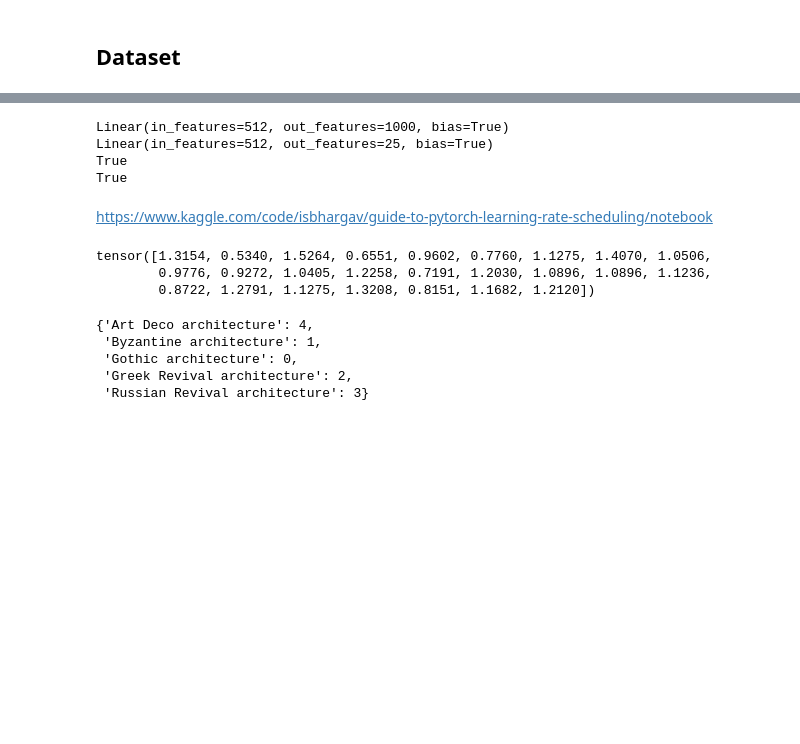
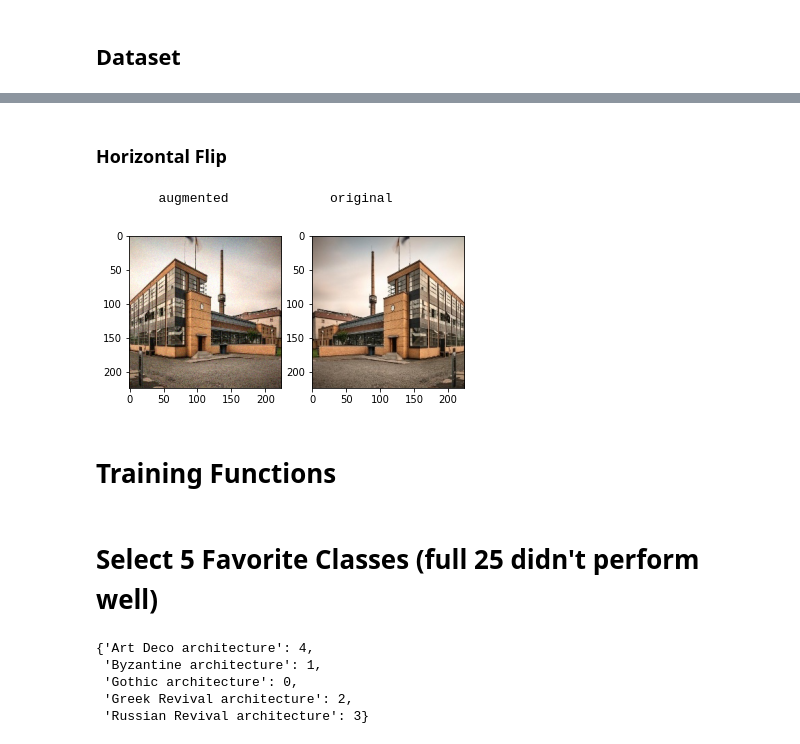
Before and after one commit to Physsionist/deep_architecture, a Jupyter notebook: model_fitting.ipynb, the cells around one changed output, grey strips where cells are left out. Saved outputs shown, nothing was run; the diff lists cells and outputs as text; code cells hidden in the pictures; blank space fills up the shorter version.

```diff
--- a/model_fitting.ipynb
+++ b/model_fitting.ipynb
@@ -233,3 +249,26 @@ tensor(17)
+# %% [markdown]
+### Horizontal Flip
+# %%
+img1, label1 = next(augment_iter_true)
+img1 = np.transpose(np.array(img1), (1,2,0))
+for i in range(3):
+    img1[:,:,i] = (img1[:,:,i] * std[i]) + mean[i]
+
+img2, label2 = next(augment_iter_false)
+img2 = np.transpose(np.array(img2), (1,2,0))
+for i in range(3):
+    img2[:,:,i] = (img2[:,:,i] * std[i]) + mean[i]
+
+print('        augmented             original')
+
+fig, ax = plt.subplots(1,2)
+ax[0].imshow(img1);
+ax[1].imshow(img2);
+# %% [output]
+        augmented             original
+[figure, added]
+# %% [markdown]
+# Training Functions
 # %%
 def one_pass(model, dataloader, optimizer, scheduler, lossFun, backprop):
 
@@ -313,48 +349,8 @@ def save_model_weights(output_model_file, gdrive_save=False):
         torch.save(checkpoint, output_model_file)
     else:
         torch.save(checkpoint, output_model_file)
-# %%
-resnet = models.resnet18(pretrained=True)
-
-# turn off gradients for all the parameters
-for param in resnet.parameters():
-    param.requires_grad = False
-
-# re-intialize the last layer for our task
-print(resnet.fc)
-resnet.fc = nn.Linear(512, 25)
-print(resnet.fc)
-
-# re-initializing the layer reset to default settings
-for param in resnet.fc.parameters():
-    print(param.requires_grad)
-
-
-# pass the appropriate parameters to the optimizer
-params_to_update = []
-
-for param in resnet.parameters():
-    if param.requires_grad == True:
-        params_to_update.append(param)
-# print(params_to_update)
-# %% [output]
-Linear(in_features=512, out_features=1000, bias=True)
-Linear(in_features=512, out_features=25, bias=True)
-True
-True
-# %% [markdown]
-https://www.kaggle.com/code/isbhargav/guide-to-pytorch-learning-rate-scheduling/notebook
-# %%
-from sklearn.utils.class_weight import compute_class_weight
-y = df_train.class_index.values
-class_weights=compute_class_weight(class_weight='balanced', classes=np.unique(y), y=y)
-class_weights=torch.tensor(class_weights,dtype=torch.float)
-
-print(class_weights)
-# %% [output]
-tensor([1.3154, 0.5340, 1.5264, 0.6551, 0.9602, 0.7760, 1.1275, 1.4070, 1.0506,
-        0.9776, 0.9272, 1.0405, 1.2258, 0.7191, 1.2030, 1.0896, 1.0896, 1.1236,
-        0.8722, 1.2791, 1.1275, 1.3208, 0.8151, 1.1682, 1.2120])
+# %% [markdown]
+# Select 5 Favorite Classes (full 25 didn't perform well)
 # %%
 top5_favs = ['Gothic architecture', 'Byzantine architecture', 'Greek Revival architecture', \
              'Russian Revival architecture', 'Art Deco architecture']
```
Also changed, not shown: parts of 47 cells of this notebook.
